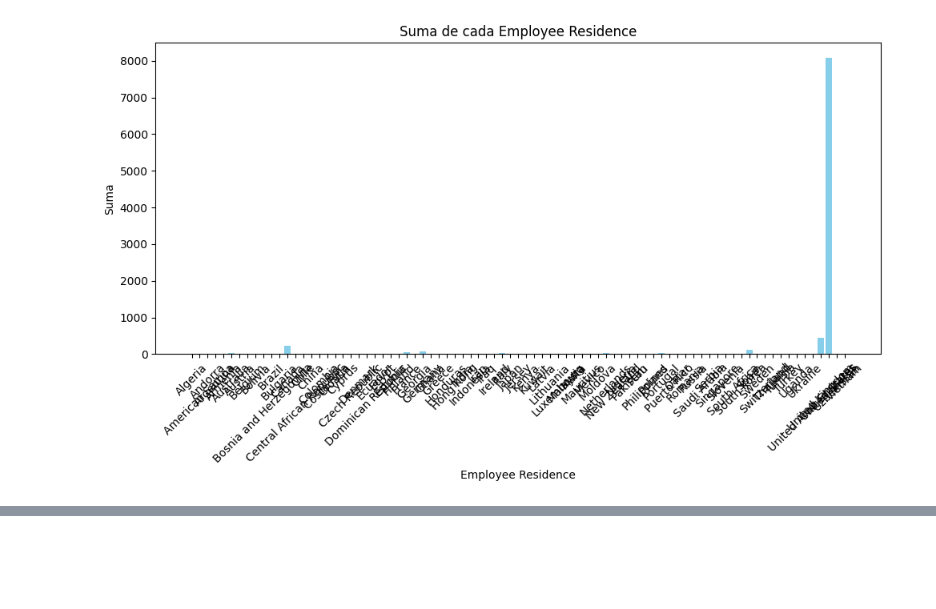
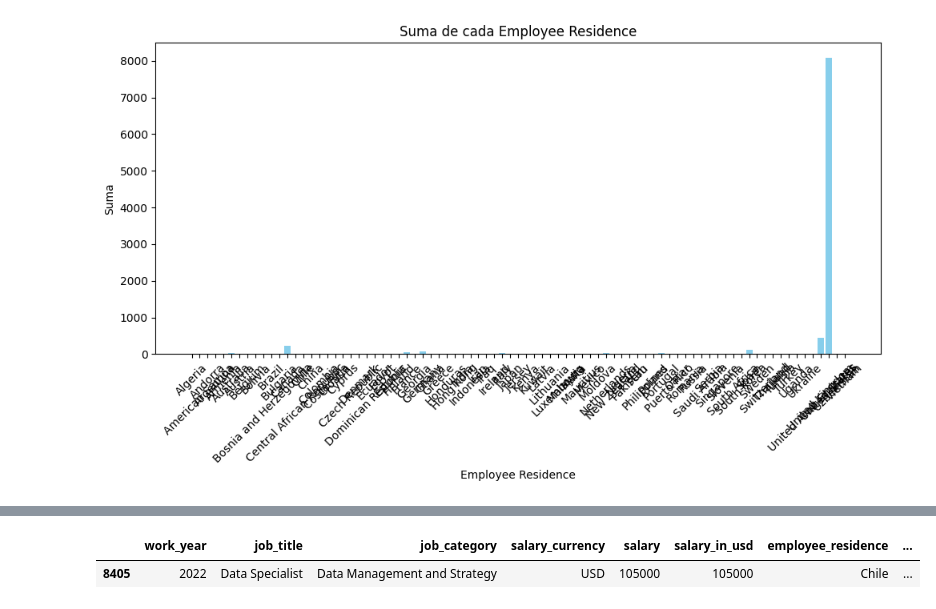
Before and after one commit to tomuzca/DataJobs, a Jupyter notebook: Untitled-1.ipynb, the cells around one changed output, grey strips where cells are left out. Cells and saved outputs as stored; diff of their text form; code cells hidden in the pictures; blank space fills up the shorter version.

Commit message:
Hay uno en Chile

```diff
--- a/Untitled-1.ipynb
+++ b/Untitled-1.ipynb
@@ -144,0 +155,7 @@ Tabla de los employee_residence que más se repiten:
+# %%
+chile_employee_residence = df[df['employee_residence'] == 'Chile']
+
+chile_employee_residence.head()
+# %% [output]
+|  | work_year | job_title | job_category | salary_currency | salary | salary_in_usd | employee_residence | ... |
+| 8405 | 2022 | Data Specialist | Data Management and Strategy | USD | 105000 | 105000 | Chile | ... |
```
Also changed, not shown: parts of 1 cell of this notebook.
